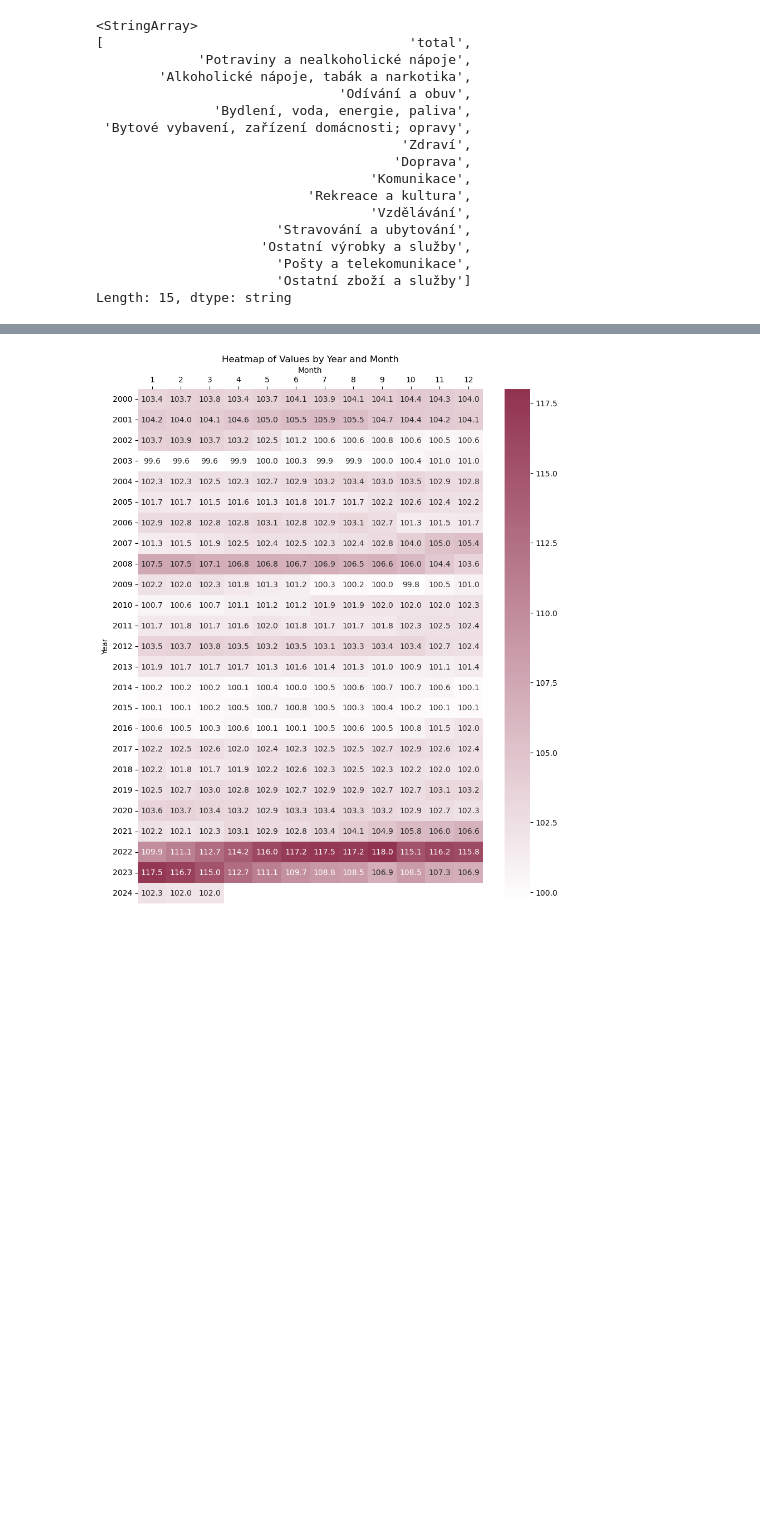
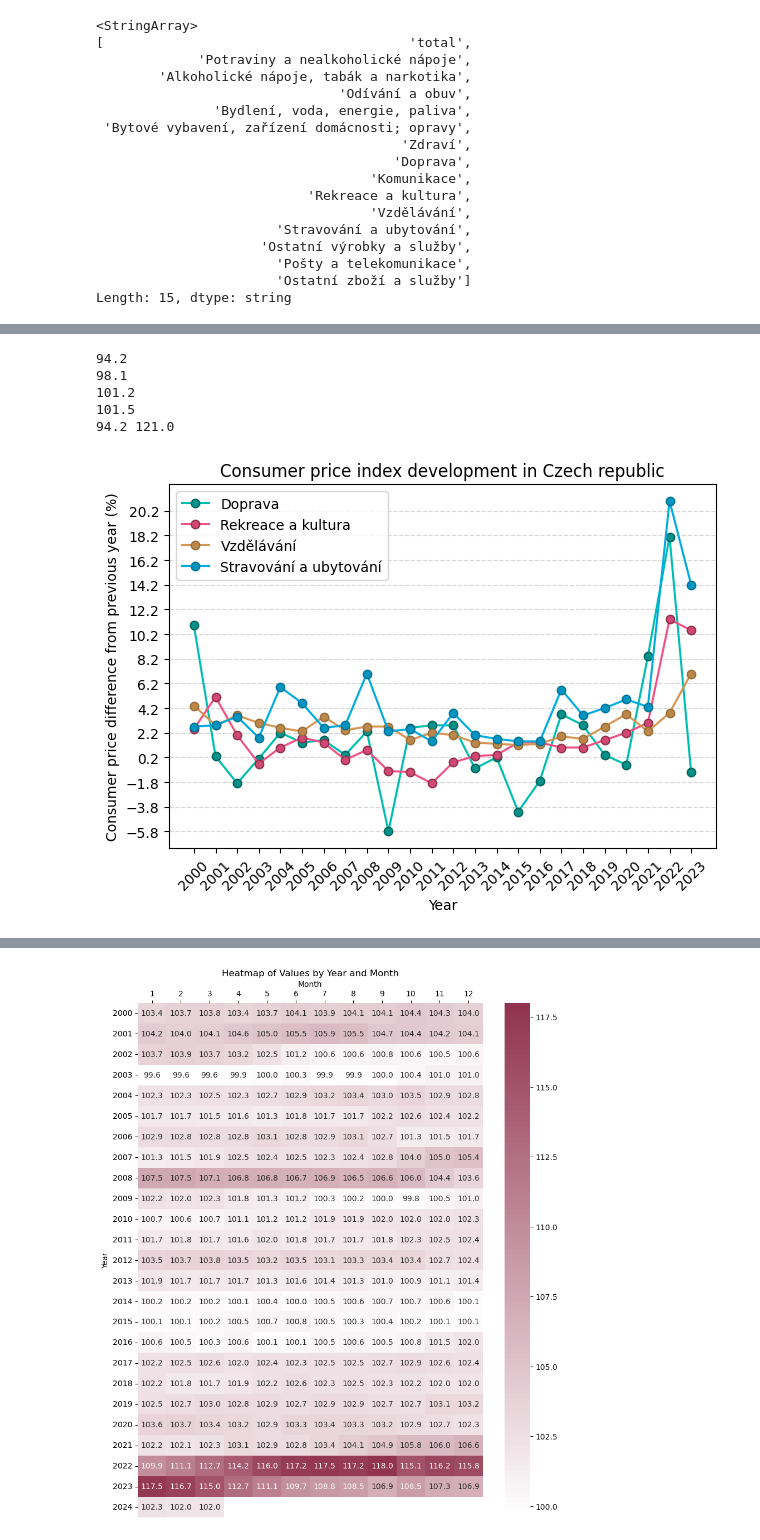
Before and after one commit to xdxdhh/czech_economy_analysis, a Jupyter notebook: analysis.ipynb, the cells around one changed output, grey strips where cells are left out. Cells and saved outputs as stored; diff of their text form; code cells hidden in the pictures; blank space fills up the shorter version.

```diff
--- a/analysis.ipynb
+++ b/analysis.ipynb
@@ -134,0 +141,9 @@ plot_area(['Potraviny a nealkoholické nápoje', 'Odívání a obuv', 'Bydlení,
+# %%
+plot_area(['Doprava', 'Rekreace a kultura', 'Vzdělávání', 'Stravování a ubytování'])
+# %% [output]
+94.2
+98.1
+101.2
+101.5
+94.2 121.0
+[figure, added]
```
Also changed, not shown: parts of 9 cells of this notebook, 17 other files.
